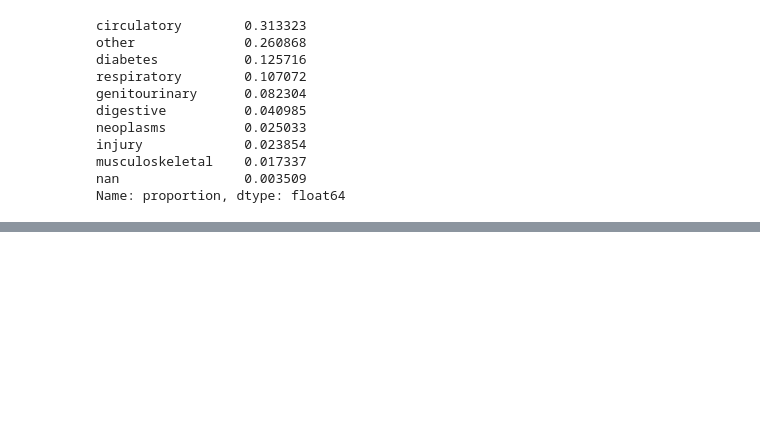
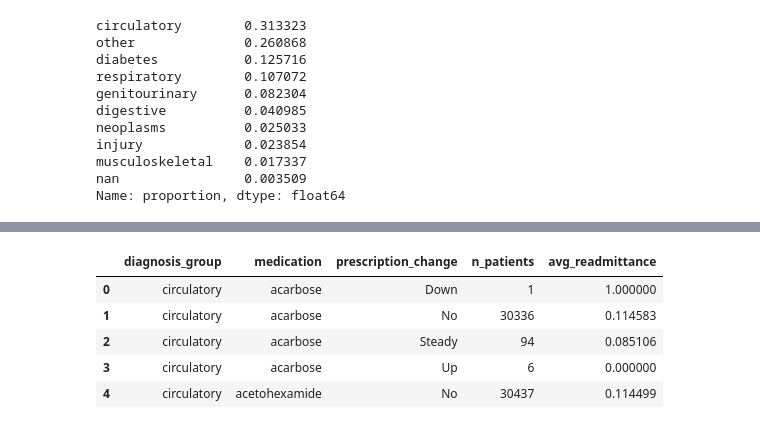
Before and after one commit to TimothyHHMai/diabetes-analysis, a Jupyter notebook: notebooks/eda.ipynb, the cells around one changed output, grey strips where cells are left out. Saved outputs shown, nothing was run; the diff lists cells and outputs as text; code cells hidden in the pictures; blank space fills up the shorter version.

```diff
--- a/notebooks/eda.ipynb
+++ b/notebooks/eda.ipynb
@@ -131,0 +162,12 @@ Name: proportion, dtype: float64
+# %%
+diag_med_change = prescriptions.groupby(['diag_1g', 'medication', 'prescribed'])['readmitted'].agg(['count', 'mean']).reset_index()
+diag_med_change.columns = ['diagnosis_group', 'medication', 'prescription_change', 'n_patients', 'avg_readmittance']
+
+diag_med_change.head()
+# %% [output]
+|  | diagnosis_group | medication | prescription_change | n_patients | avg_readmittance |
+| 0 | circulatory | acarbose | Down | 1 | 1.000000 |
+| 1 | circulatory | acarbose | No | 30336 | 0.114583 |
+| 2 | circulatory | acarbose | Steady | 94 | 0.085106 |
+| 3 | circulatory | acarbose | Up | 6 | 0.000000 |
+| 4 | circulatory | acetohexamide | No | 30437 | 0.114499 |
```
Also changed, not shown: parts of 5 cells of this notebook.
